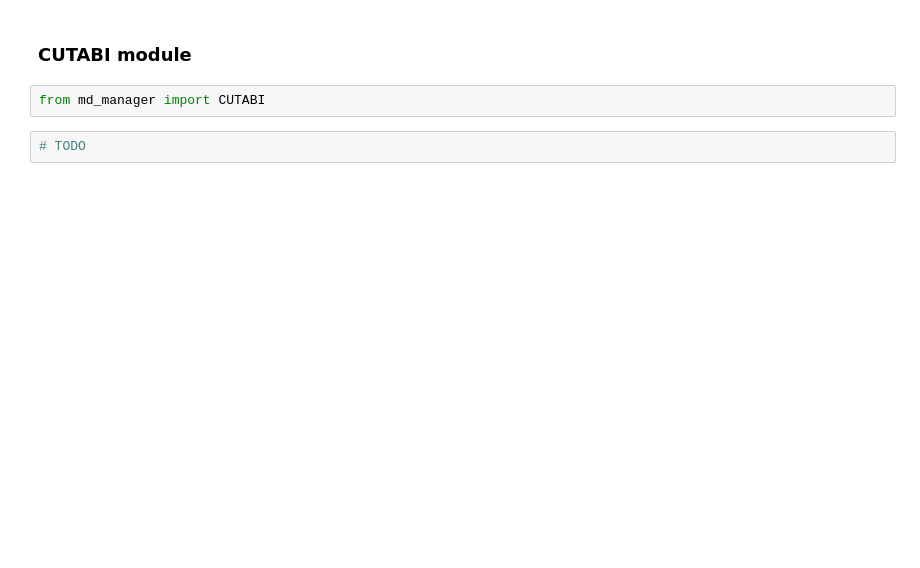
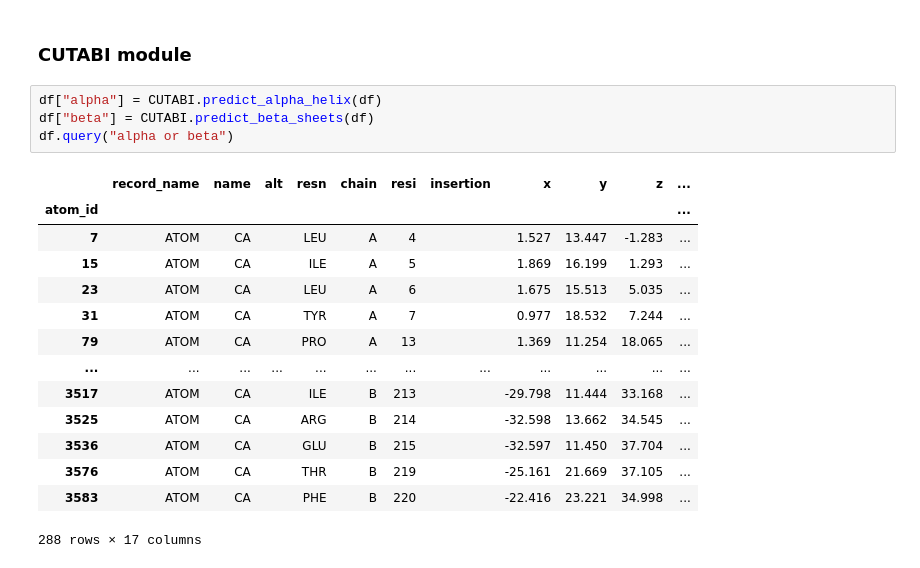
Before and after one commit to NicolasPetiot/md_manager, a Jupyter notebook: basic_usage.ipynb, the cells around one changed output. Cells and saved outputs as stored; diff of their text form; blank space fills up the shorter version.

```diff
--- a/basic_usage.ipynb
+++ b/basic_usage.ipynb
@@ -56,6 +97,21 @@ ca.head()
 # %% [markdown]
 ### CUTABI module
-# %%
-from md_manager import CUTABI
-# %%
-# TODO
+# %%
+df["alpha"] = CUTABI.predict_alpha_helix(df)
+df["beta"] = CUTABI.predict_beta_sheets(df)
+df.query("alpha or beta")
+# %% [output]
+|  | record_name | name | alt | resn | chain | resi | insertion | x | y | z | ... |
+| atom_id |  |  |  |  |  |  |  |  |  |  | ... |
+| 7 | ATOM | CA |  | LEU | A | 4 |  | 1.527 | 13.447 | -1.283 | ... |
+| 15 | ATOM | CA |  | ILE | A | 5 |  | 1.869 | 16.199 | 1.293 | ... |
+| 23 | ATOM | CA |  | LEU | A | 6 |  | 1.675 | 15.513 | 5.035 | ... |
+| 31 | ATOM | CA |  | TYR | A | 7 |  | 0.977 | 18.532 | 7.244 | ... |
+| 79 | ATOM | CA |  | PRO | A | 13 |  | 1.369 | 11.254 | 18.065 | ... |
+| ... | ... | ... | ... | ... | ... | ... | ... | ... | ... | ... | ... |
+| 3517 | ATOM | CA |  | ILE | B | 213 |  | -29.798 | 11.444 | 33.168 | ... |
+| 3525 | ATOM | CA |  | ARG | B | 214 |  | -32.598 | 13.662 | 34.545 | ... |
+| 3536 | ATOM | CA |  | GLU | B | 215 |  | -32.597 | 11.450 | 37.704 | ... |
+| 3576 | ATOM | CA |  | THR | B | 219 |  | -25.161 | 21.669 | 37.105 | ... |
+| 3583 | ATOM | CA |  | PHE | B | 220 |  | -22.416 | 23.221 | 34.998 | ... |
+288 rows × 17 columns
```
Also changed, not shown: parts of 13 cells of this notebook, 1 other file.
